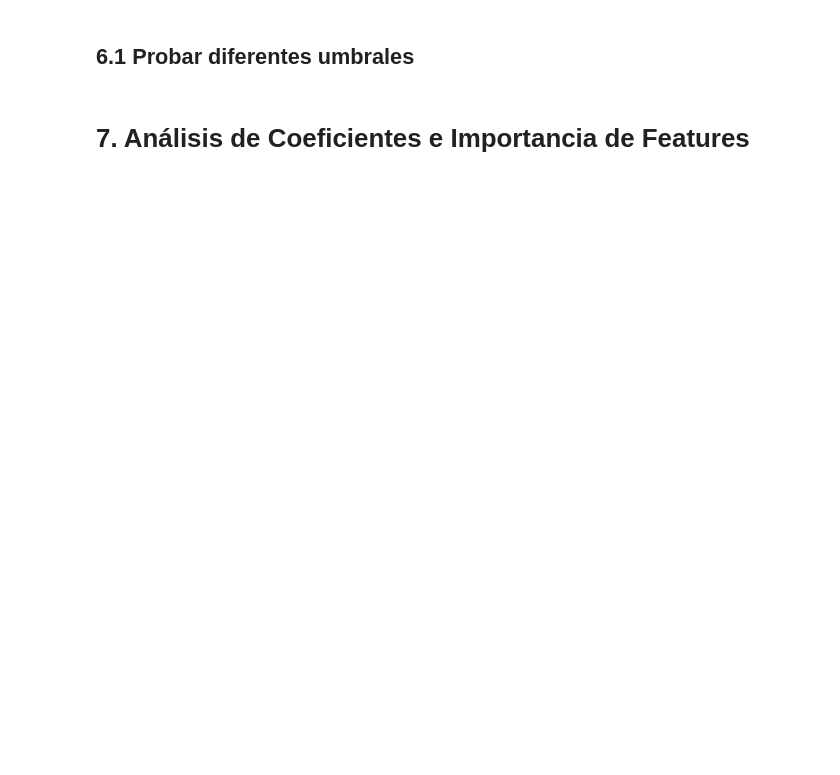
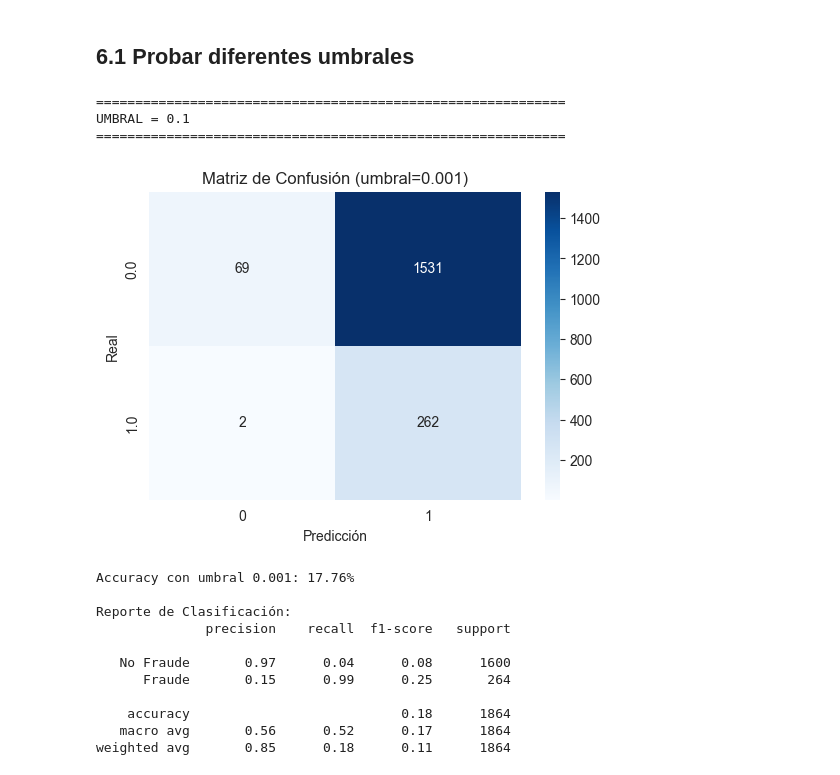
Before and after one commit to andrestrevino-EpsilonTech/Examen_reto1_clasificador_canastas_fraude, a Jupyter notebook: Notebooks/ClasificadorFraudeCanastas.ipynb, the cells around one changed output. Drawn from its saved outputs; the diff is of its cells as text; code cells hidden in the pictures; blank space fills up the shorter version.

Commit message:
cambios finales

```diff
--- a/Notebooks/ClasificadorFraudeCanastas.ipynb
+++ b/Notebooks/ClasificadorFraudeCanastas.ipynb
@@ -541,6 +564,22 @@ print(resultados.groupby('y_real')['P(Fraude)'].describe())
 # %%
 # Umbral = 0.3 (más sensible al fraude)
 print("\n" + "="*60)
-print("UMBRAL = 0.3")
+print("UMBRAL = 0.1")
 print("="*60)
-matriz_confusion_con_umbral(modelo_ridge_final, X_test, y_test, umbral=0.3)
+matriz_confusion_con_umbral(modelo_ridge_final, X_test, y_test, umbral=.001)
+# %% [output]
+============================================================
+UMBRAL = 0.1
+============================================================
+[figure, added]
+Accuracy con umbral 0.001: 17.76%
+
+Reporte de Clasificación:
+              precision    recall  f1-score   support
+
+   No Fraude       0.97      0.04      0.08      1600
+      Fraude       0.15      0.99      0.25       264
+
+    accuracy                           0.18      1864
+   macro avg       0.56      0.52      0.17      1864
+weighted avg       0.85      0.18      0.11      1864
@@ -595,2 +585,0 @@ print(metricas_df.sort_values('f1', ascending=False).head())
-# %% [markdown]
-# 7. Análisis de Coeficientes e Importancia de Features
```
Also changed, not shown: parts of 24 cells of this notebook.
